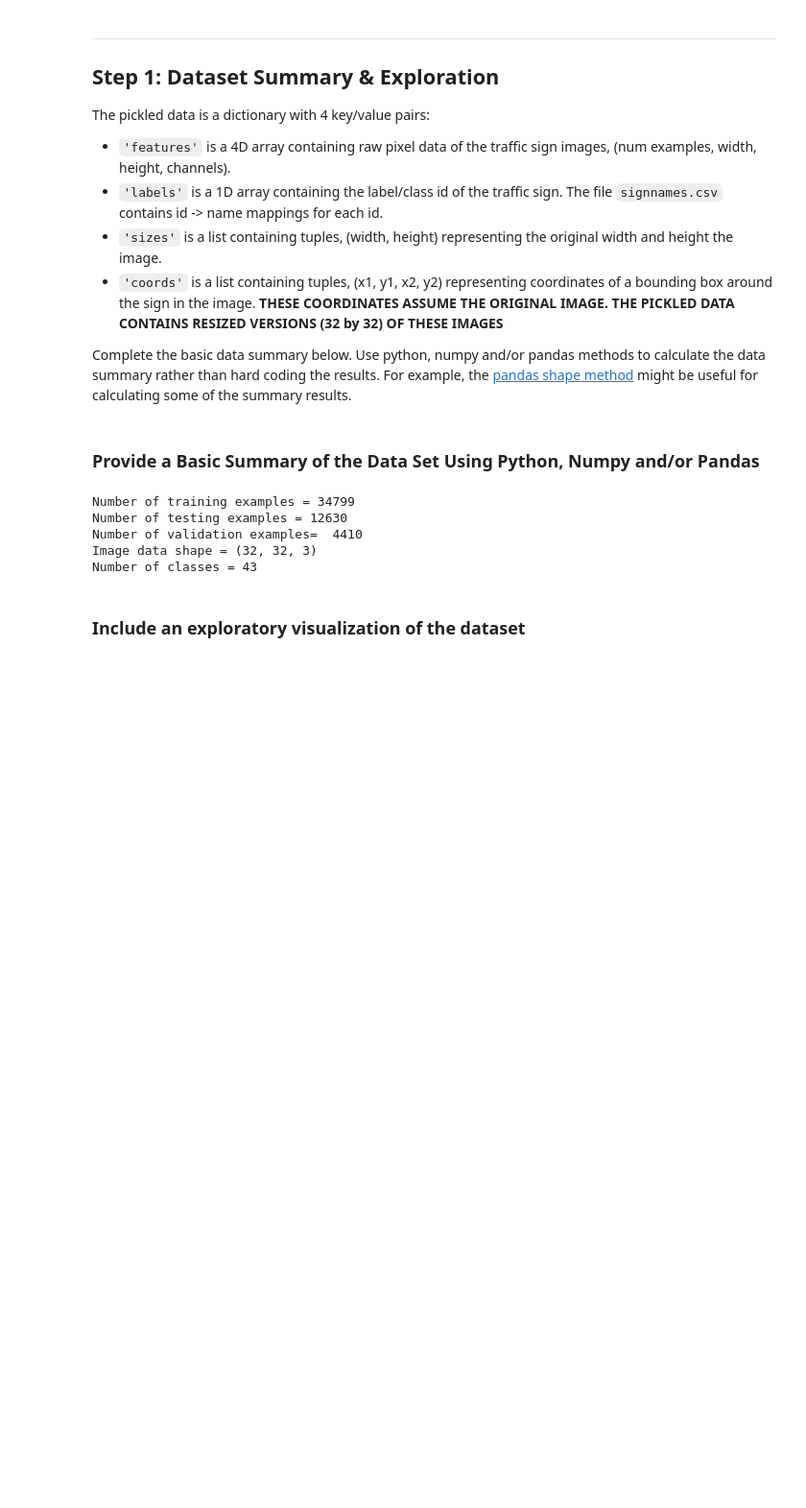
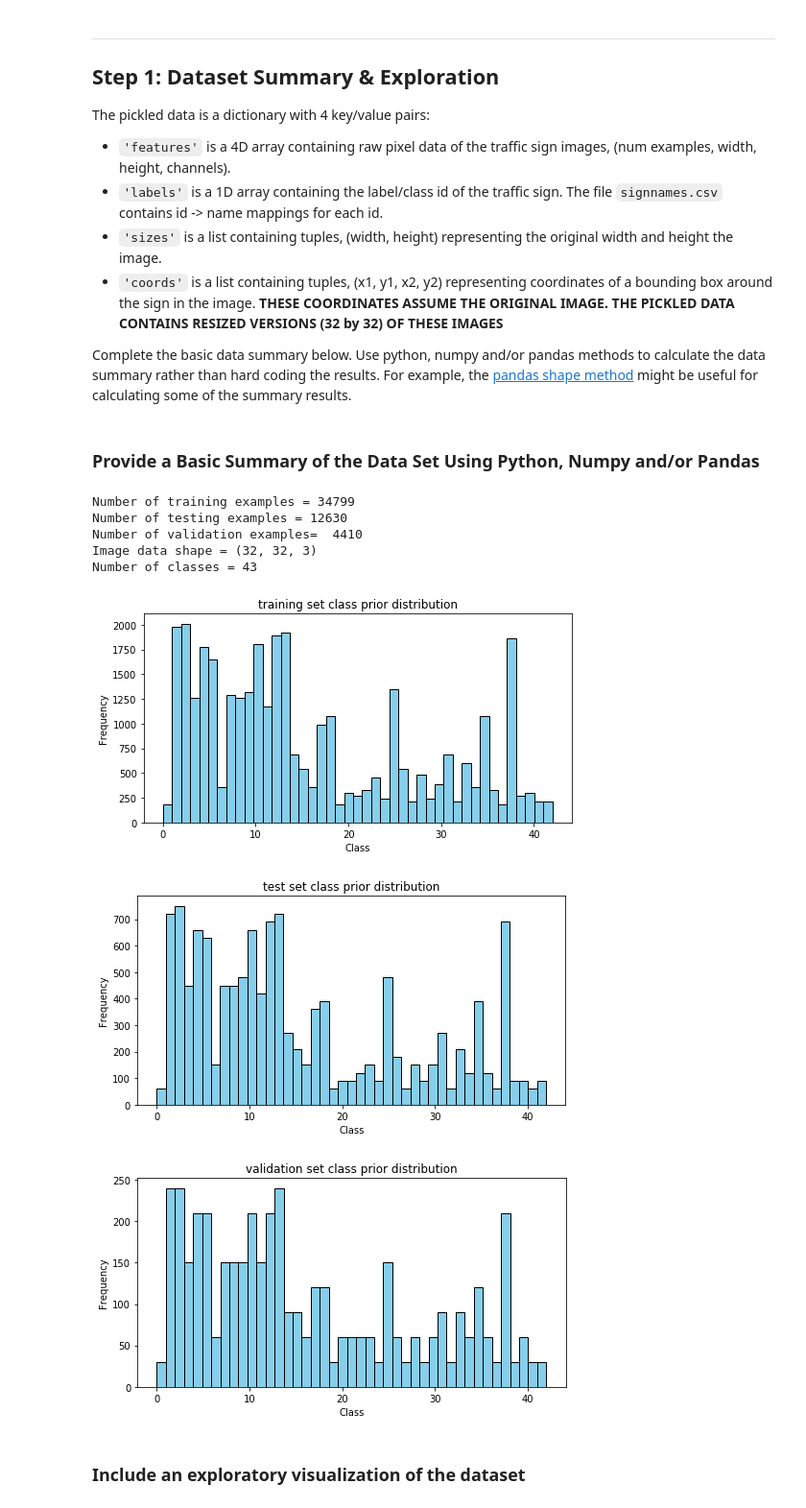
Before and after one commit to gholness1/CarND-Traffic-Sign-Classifier-Project, a Jupyter notebook: Traffic_Sign_Classifier.ipynb, the cells around one changed output. Shown: that part at 96% size. Drawn from its saved outputs; the diff is of its cells as text; code cells hidden in the pictures; blank space fills up the shorter version.

```diff
--- a/Traffic_Sign_Classifier.ipynb
+++ b/Traffic_Sign_Classifier.ipynb
@@ -57,33 +57,63 @@ Complete the basic data summary below. Use python, numpy and/or pandas methods t
 # %%
 ### Replace each question mark with the appropriate value.
 ### Use python, pandas or numpy methods rather than hard coding the results
+import matplotlib.pyplot as plt
+import numpy as np
 
 # TODO: Number of training examples
 n_train = len(y_train)
 
 # TODO: Number of validation examples
 n_validation = len(y_valid)
 
 # TODO: Number of testing examples.
 n_test = len(y_test)
 
 # TODO: What's the shape of an traffic sign image?
 image_shape = X_train[0].shape
 
 # TODO: How many unique classes/labels there are in the dataset.
 n_classes = len( set (y_train))
 
 print("Number of training examples =", n_train)
 print("Number of testing examples =", n_test)
 print("Number of validation examples= ",n_validation)
 print("Image data shape =", image_shape)
 print("Number of classes =", n_classes)
+
+
+plt.figure(figsize=(8,4))
+plt.hist(y_train,bins=n_classes,color="skyblue",lw=1,ec="black")
+plt.title("training set class prior distribution")
+plt.xlabel("Class")
+plt.ylabel("Frequency")
+plt.show()
+
+plt.figure(figsize=(8,4))
+plt.hist(y_test,bins=n_classes,color="skyblue",lw=1,ec="black")
+plt.title("test set class prior distribution")
+plt.xlabel("Class")
+plt.ylabel("Frequency")
+plt.show()
+
+plt.figure(figsize=(8,4))
+plt.hist(y_valid,bins=n_classes,color="skyblue",lw=1,ec="black")
+plt.title("validation set class prior distribution")
+plt.xlabel("Class")
+plt.ylabel("Frequency")
+plt.show()
+
+#fig = plt.gcf()
+#plot_url = py.plot_mpl(fig, filename='mpl-basic-histogram')
 # %% [output]
 Number of training examples = 34799
 Number of testing examples = 12630
 Number of validation examples=  4410
 Image data shape = (32, 32, 3)
 Number of classes = 43
+[figure, added]
+[figure, added]
+[figure, added]
 # %% [markdown]
 ### Include an exploratory visualization of the dataset
 # %% [markdown]
```
Also changed, not shown: parts of 7 cells of this notebook, 1 other file.
